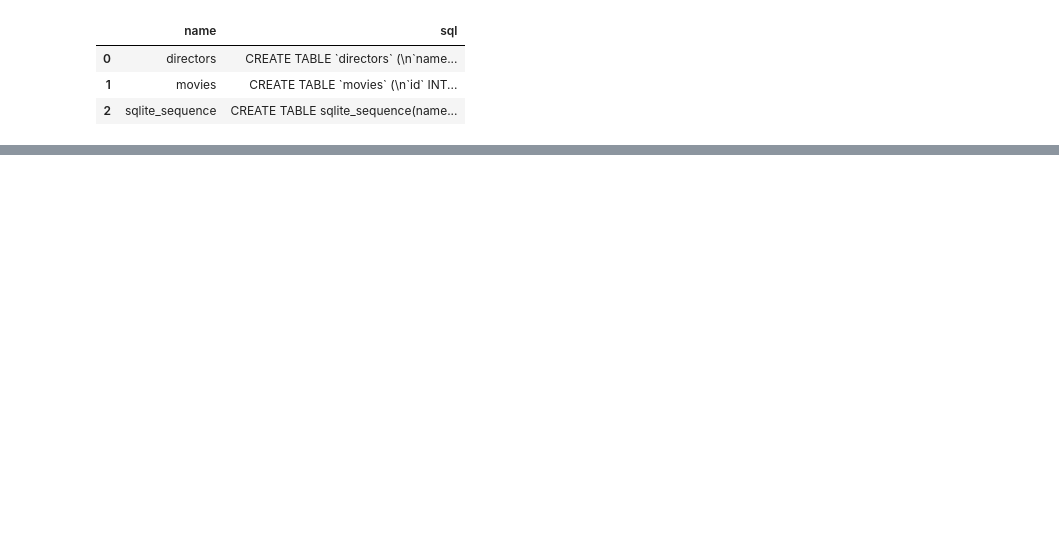
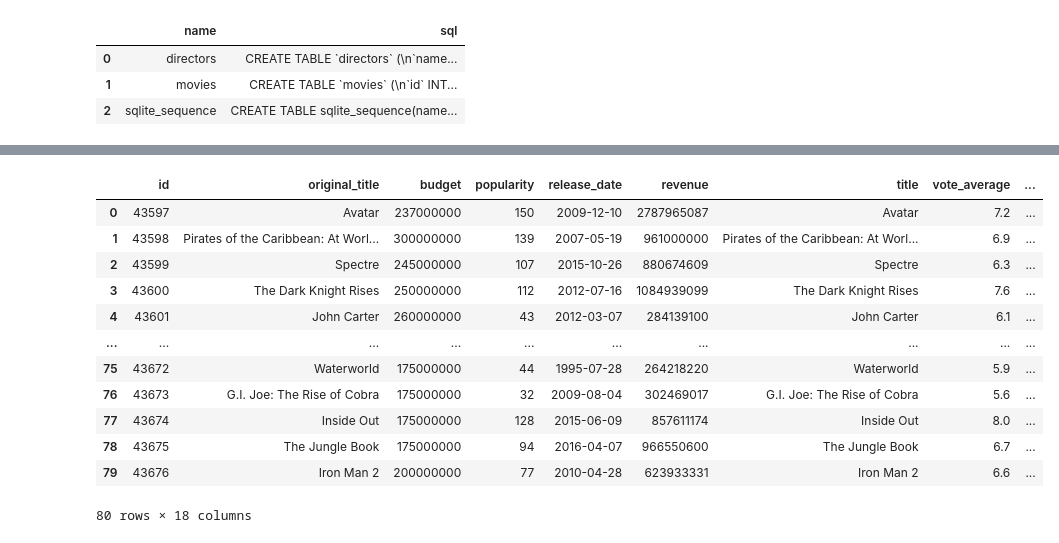
Before and after one commit to matthewpecsok/data_engineering, a Jupyter notebook: tutorials/de_tutorial_1.ipynb, the cells around one changed output, grey strips where cells are left out. Cells and saved outputs as stored; diff of their text form; code cells hidden in the pictures; blank space fills up the shorter version.

```diff
--- a/tutorials/de_tutorial_1.ipynb
+++ b/tutorials/de_tutorial_1.ipynb
@@ -136,3 +127,25 @@ limit 5
+# %%
+%%sql select *
+
+from movies m
+left join directors d on m.director_id = d.id
+
+
+limit 80
+# %% [output]
+|  | id | original_title | budget | popularity | release_date | revenue | title | vote_average | ... |
+| 0 | 43597 | Avatar | 237000000 | 150 | 2009-12-10 | 2787965087 | Avatar | 7.2 | ... |
+| 1 | 43598 | Pirates of the Caribbean: At Worl... | 300000000 | 139 | 2007-05-19 | 961000000 | Pirates of the Caribbean: At Worl... | 6.9 | ... |
+| 2 | 43599 | Spectre | 245000000 | 107 | 2015-10-26 | 880674609 | Spectre | 6.3 | ... |
+| 3 | 43600 | The Dark Knight Rises | 250000000 | 112 | 2012-07-16 | 1084939099 | The Dark Knight Rises | 7.6 | ... |
+| 4 | 43601 | John Carter | 260000000 | 43 | 2012-03-07 | 284139100 | John Carter | 6.1 | ... |
+| ... | ... | ... | ... | ... | ... | ... | ... | ... | ... |
+| 75 | 43672 | Waterworld | 175000000 | 44 | 1995-07-28 | 264218220 | Waterworld | 5.9 | ... |
+| 76 | 43673 | G.I. Joe: The Rise of Cobra | 175000000 | 32 | 2009-08-04 | 302469017 | G.I. Joe: The Rise of Cobra | 5.6 | ... |
+| 77 | 43674 | Inside Out | 175000000 | 128 | 2015-06-09 | 857611174 | Inside Out | 8.0 | ... |
+| 78 | 43675 | The Jungle Book | 175000000 | 94 | 2016-04-07 | 966550600 | The Jungle Book | 6.7 | ... |
+| 79 | 43676 | Iron Man 2 | 200000000 | 77 | 2010-04-28 | 623933331 | Iron Man 2 | 6.6 | ... |
+80 rows × 18 columns
 # %%
 %%sql select
 
```
Also changed, not shown: parts of 16 cells of this notebook.
